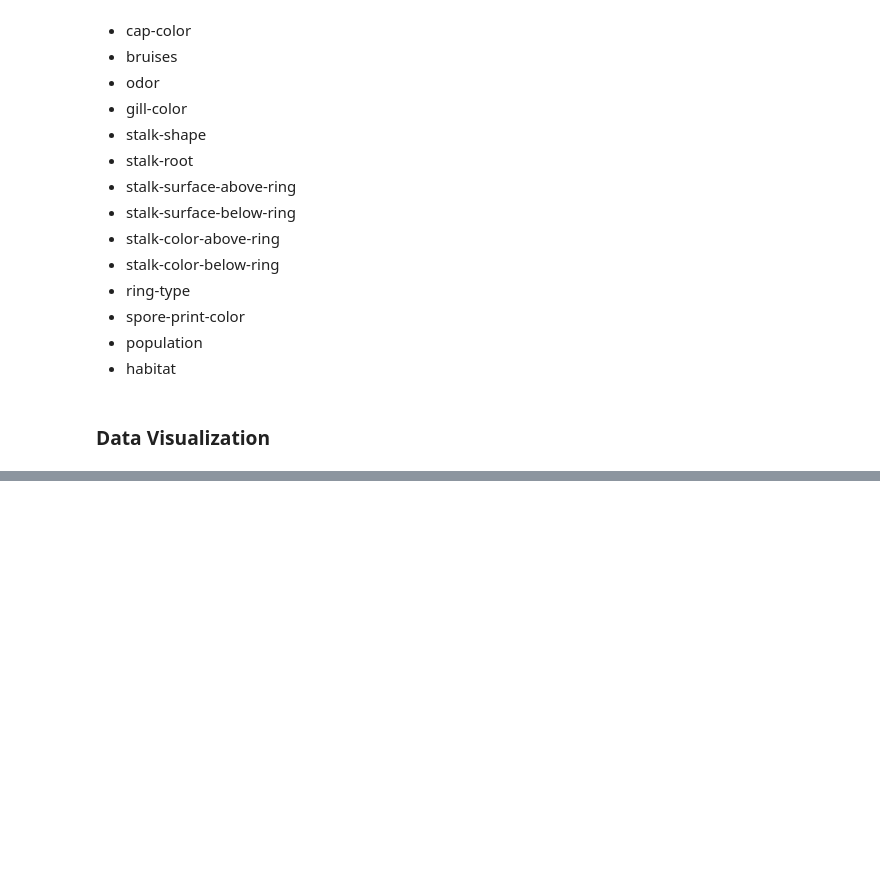
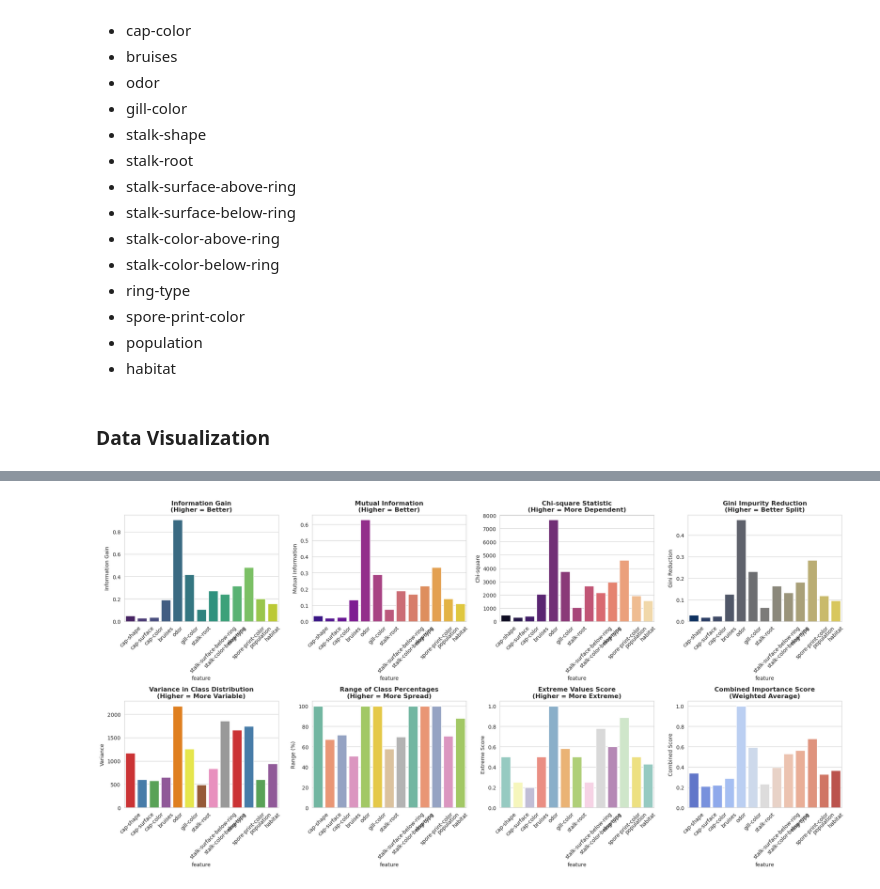
Before and after one commit to PranavRao25/Data-Analytics, a Jupyter notebook: assignment-2/exploration.ipynb, the cells around one changed output, grey strips where cells are left out. Saved outputs shown, nothing was run; the diff lists cells and outputs as text; code cells hidden in the pictures; blank space fills up the shorter version.

Commit message:
preliminary analysis done

```diff
--- a/assignment-2/exploration.ipynb
+++ b/assignment-2/exploration.ipynb
@@ -166,0 +256,10 @@ Possible Factors
+# %%
+for given_feature in possible_factors:
+    cross_tab = pd.crosstab(df[given_feature], df['class'])
+    cross_tab_norm = cross_tab.div(cross_tab.sum(axis=1), axis=0) * 100
+    cross_tab_norm.to_csv(f'data/tables/analysis/class_dist_per_feature_value_{given_feature}.csv')
+# %%
+possible_factors.remove('stalk-shape')
+possible_factors.remove('stalk-color-above-ring')
+possible_factors.remove('stalk-surface-above-ring')
+len(possible_factors)
@@ -166,0 +343,3 @@ Possible Factors
+# %%
+features_to_analyze = possible_factors
+results = []
@@ -166,0 +394,75 @@ Possible Factors
+# %%
+# Create visualization of the metrics
+results_df = pd.DataFrame(results)
+
+fig, axes = plt.subplots(2, 4, figsize=(20, 10))
+
+# Plot 1: Information Gain
+ax1 = axes[0, 0]
+sns.barplot(data=results_df, x='feature', y='info_gain', palette='viridis', ax=ax1)
+ax1.set_title('Information Gain\n(Higher = Better)', fontweight='bold')
+ax1.set_ylabel('Information Gain')
+ax1.tick_params(axis='x', rotation=45)
+
+# Plot 2: Mutual Information
+ax2 = axes[0, 1]
+sns.barplot(data=results_df, x='feature', y='mutual_info', palette='plasma', ax=ax2)
+ax2.set_title('Mutual Information\n(Higher = Better)', fontweight='bold')
+ax2.set_ylabel('Mutual Information')
+ax2.tick_params(axis='x', rotation=45)
+
+# Plot 3: Chi-square statistic
+ax3 = axes[0, 2]
+sns.barplot(data=results_df, x='feature', y='chi2', palette='magma', ax=ax3)
+ax3.set_title('Chi-square Statistic\n(Higher = More Dependent)', fontweight='bold')
+ax3.set_ylabel('Chi-square')
+ax3.tick_params(axis='x', rotation=45)
+
+# Plot 4: Gini Reduction
+ax4 = axes[0, 3]
+sns.barplot(data=results_df, x='feature', y='gini_reduction', palette='cividis', ax=ax4)
+ax4.set_title('Gini Impurity Reduction\n(Higher = Better Split)', fontweight='bold')
+ax4.set_ylabel('Gini Reduction')
+ax4.tick_params(axis='x', rotation=45)
+
+# Plot 5: Variance
+ax5 = axes[1, 0]
+sns.barplot(data=results_df, x='feature', y='variance', palette='Set1', ax=ax5)
+ax5.set_title('Variance in Class Distribution\n(Higher = More Variable)', fontweight='bold')
+ax5.set_ylabel('Variance')
+ax5.tick_params(axis='x', rotation=45)
+
+# Plot 6: Range
+ax6 = axes[1, 1]
+sns.barplot(data=results_df, x='feature', y='range', palette='Set2', ax=ax6)
+ax6.set_title('Range of Class Percentages\n(Higher = More Spread)', fontweight='bold')
+ax6.set_ylabel('Range (%)')
+ax6.tick_params(axis='x', rotation=45)
+
+# Plot 7: Extreme Score
+ax7 = axes[1, 2]
+sns.barplot(data=results_df, x='feature', y='extreme_score', palette='Set3', ax=ax7)
+ax7.set_title('Extreme Values Score\n(Higher = More Extreme)', fontweight='bold')
+ax7.set_ylabel('Extreme Score')
+ax7.tick_params(axis='x', rotation=45)
+
+# Plot 8: Combined importance score
+ax8 = axes[1, 3]
+# Create a combined importance score (normalized)
+results_df['combined_score'] = (
+    (results_df['info_gain'] / results_df['info_gain'].max()) * 0.3 +
+    (results_df['mutual_info'] / results_df['mutual_info'].max()) * 0.3 +
+    (results_df['variance'] / results_df['variance'].max()) * 0.2 +
+    (results_df['range'] / results_df['range'].max()) * 0.2
+)
+
+sns.barplot(data=results_df, x='feature', y='combined_score', palette='coolwarm', ax=ax8)
+ax8.set_title('Combined Importance Score\n(Weighted Average)', fontweight='bold')
+ax8.set_ylabel('Combined Score')
+ax8.tick_params(axis='x', rotation=45)
+
+plt.tight_layout()
+plt.savefig('images/statistics_features.png')
+plt.show()
+# %% [output]
+[figure, added]
```
Also changed, not shown: parts of 23 cells of this notebook, 43 other files.
